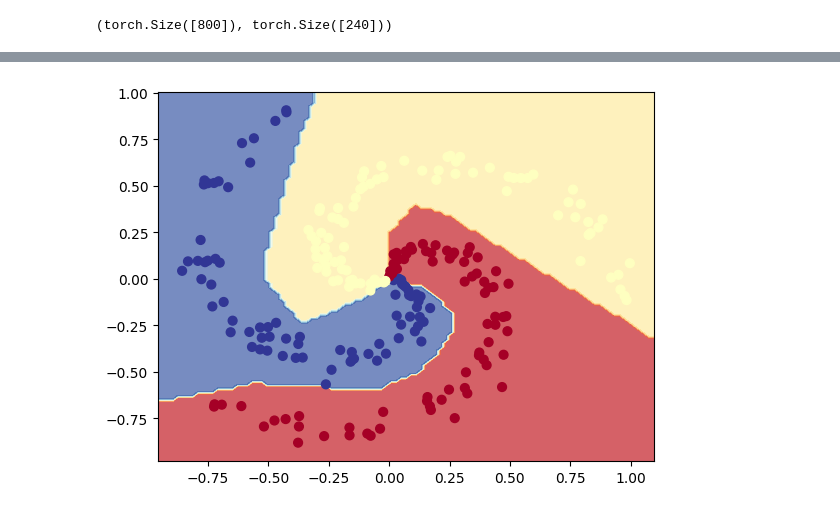
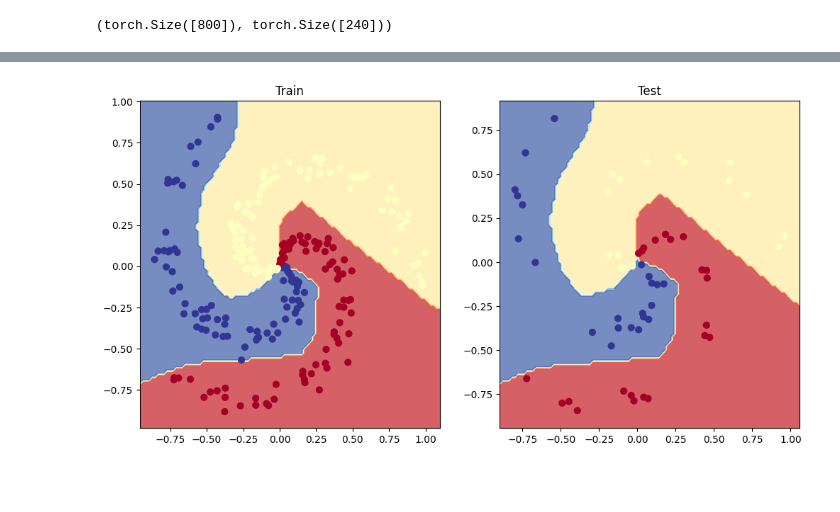
Before and after one commit to famub/Zero-to-Mastery-Learn-PyTorch-for-Deep-Learning-Exercises, a Jupyter notebook: 02_pytorch_classification_exercises.ipynb, the cells around one changed output, grey strips where cells are left out. Saved outputs shown, nothing was run; the diff lists cells and outputs as text; code cells hidden in the pictures; blank space fills up the shorter version.

```diff
--- a/02_pytorch_classification_exercises.ipynb
+++ b/02_pytorch_classification_exercises.ipynb
@@ -550,5 +553,11 @@ Epoch: 1400 | loss: 0.12, test_loss: 0.09, test_acc: 0.98
 # %%
 # Plot decision boundaries for training and test sets
+plt.figure(figsize=(12, 6))
+plt.subplot(1, 2, 1)
+plt.title("Train")
 plot_decision_boundary(model_1, X_spiral_train, y_spiral_train)
+plt.subplot(1, 2, 2)
+plt.title("Test")
+plot_decision_boundary(model_1, X_spiral_test, y_spiral_test)
 # %% [output]
-[figure, old version]
+[figure, new version]
```
Also changed, not shown: parts of 11 cells of this notebook.
